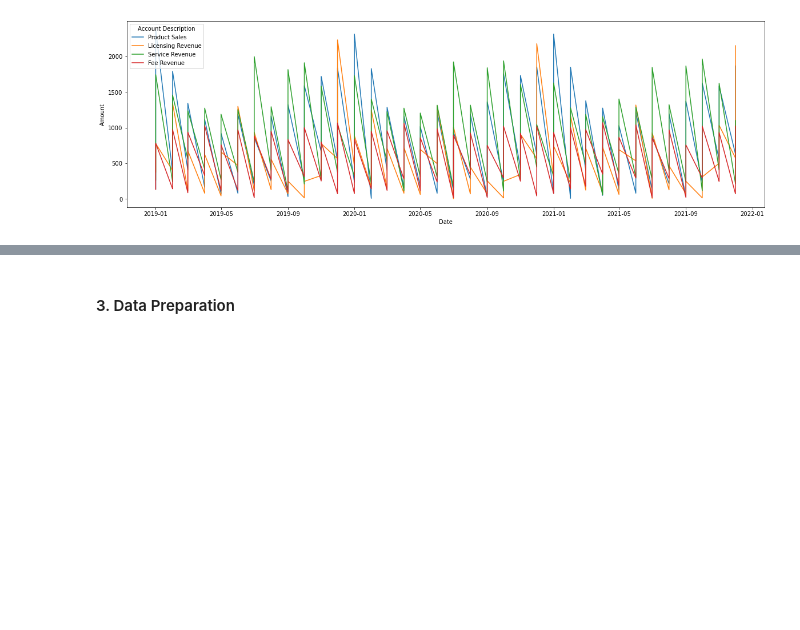
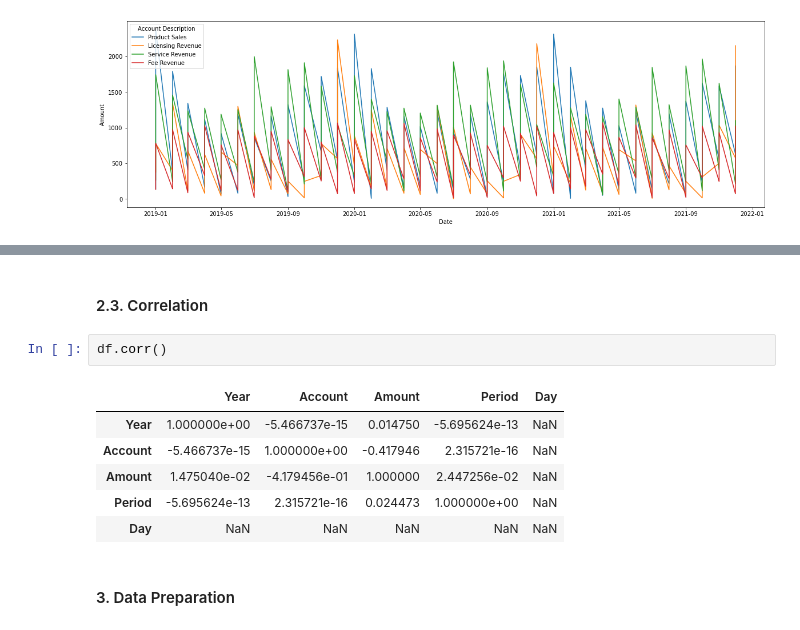
Before and after one commit to Daremitsu1/Full-Stack-Machine-Learning, a Jupyter notebook: Regression Model.ipynb, the cells around one changed output, grey strips where cells are left out. Cells and saved outputs as stored; diff of their text form; blank space fills up the shorter version.

```diff
--- a/Regression Model.ipynb
+++ b/Regression Model.ipynb
@@ -212,3 +224,14 @@ plt.show()
+# %% [markdown]
+#### 2.3. Correlation
+# %%
+df.corr()
+# %% [output]
+|  | Year | Account | Amount | Period | Day |
+| Year | 1.000000e+00 | -5.466737e-15 | 0.014750 | -5.695624e-13 | NaN |
+| Account | -5.466737e-15 | 1.000000e+00 | -0.417946 | 2.315721e-16 | NaN |
+| Amount | 1.475040e-02 | -4.179456e-01 | 1.000000 | 2.447256e-02 | NaN |
+| Period | -5.695624e-13 | 2.315721e-16 | 0.024473 | 1.000000e+00 | NaN |
+| Day | NaN | NaN | NaN | NaN | NaN |
 # %% [markdown]
 #### 3. Data Preparation
 # %% [markdown]
```
Also changed, not shown: parts of 2 cells of this notebook.
